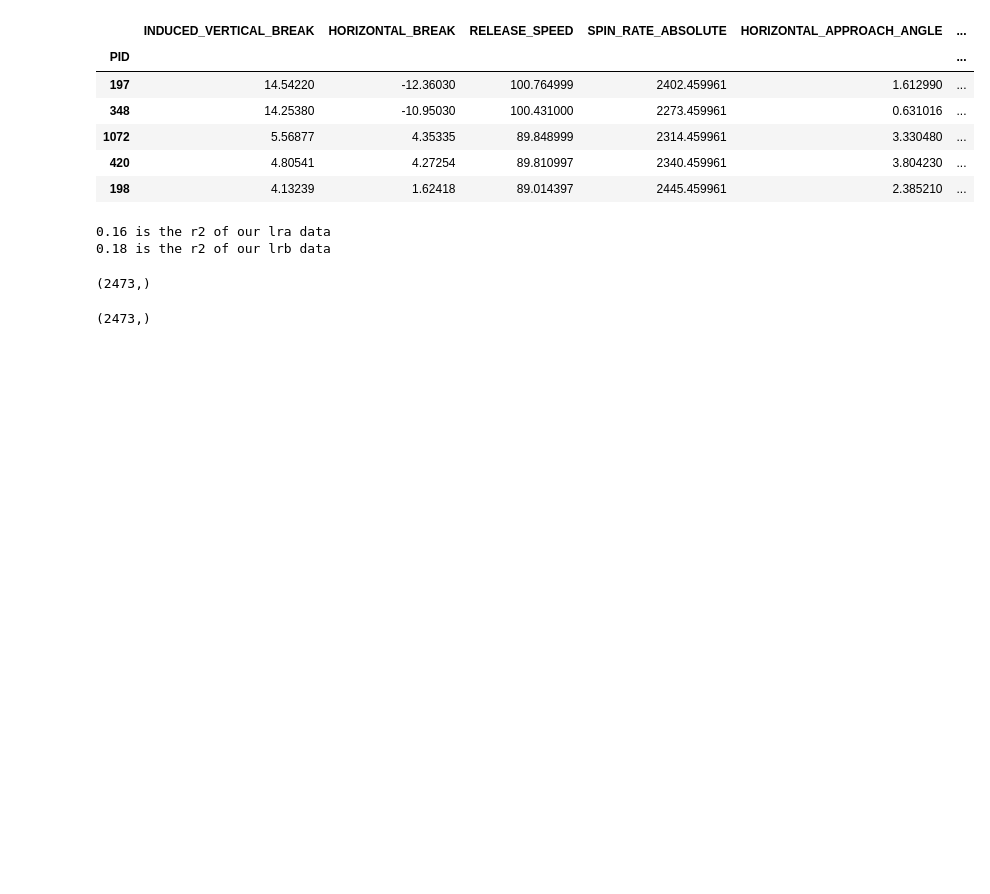
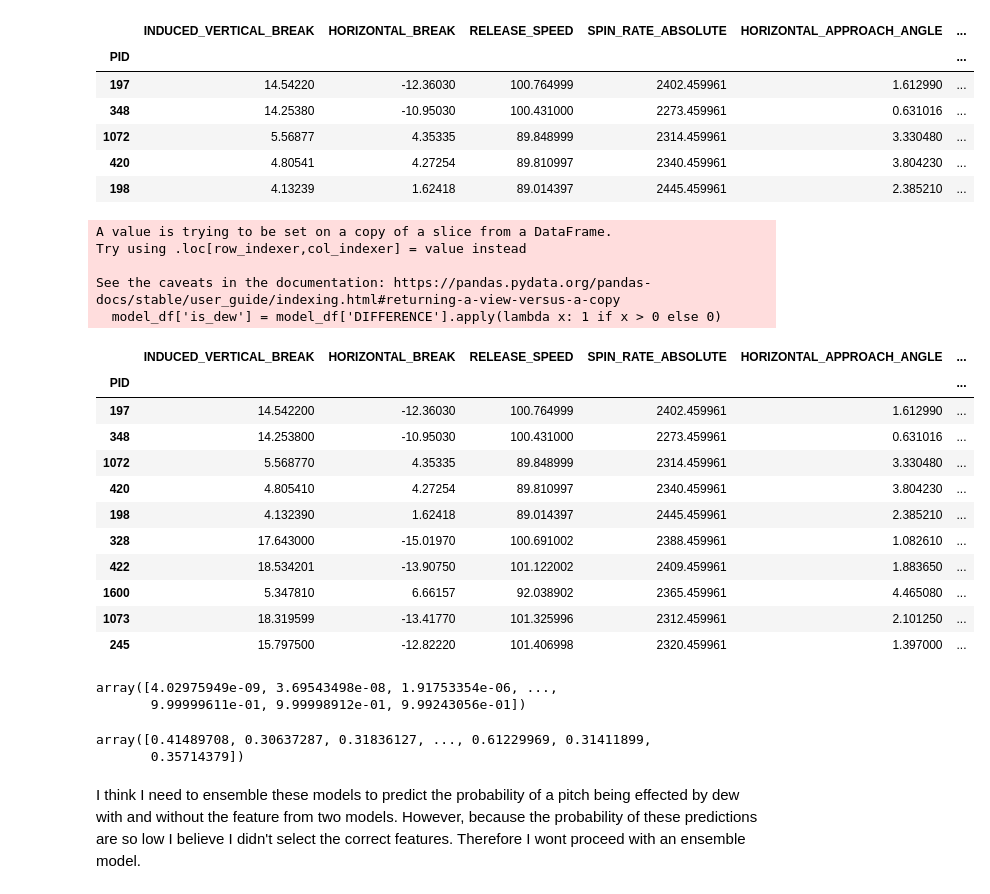
Before and after one commit to DerikVo/Dew-point-and-pitching, a Jupyter notebook: Code/Notebook.ipynb, the cells around one changed output. Saved outputs shown, nothing was run; the diff lists cells and outputs as text; code cells hidden in the pictures; blank space fills up the shorter version.

Commit message:
worked on models and read me

```diff
--- a/Code/01_EDA.ipynb
+++ b/Code/Notebook.ipynb
@@ -459,4 +459,27 @@ model_df.head(5)
 | 1072 | 5.56877 | 4.35335 | 89.848999 | 2314.459961 | 3.330480 | ... |
 | 420 | 4.80541 | 4.27254 | 89.810997 | 2340.459961 | 3.804230 | ... |
 | 198 | 4.13239 | 1.62418 | 89.014397 | 2445.459961 | 2.385210 | ... |
+# %%
+model_df['is_dew'] = model_df['DIFFERENCE'].apply(lambda x: 1 if x > 0 else 0)
+# %% [output]
+A value is trying to be set on a copy of a slice from a DataFrame.
+Try using .loc[row_indexer,col_indexer] = value instead
+
+See the caveats in the documentation: https://pandas.pydata.org/pandas-docs/stable/user_guide/indexing.html#returning-a-view-versus-a-copy
+  model_df['is_dew'] = model_df['DIFFERENCE'].apply(lambda x: 1 if x > 0 else 0)
+# %%
+model_df.head(10)
+# %% [output]
+|  | INDUCED_VERTICAL_BREAK | HORIZONTAL_BREAK | RELEASE_SPEED | SPIN_RATE_ABSOLUTE | HORIZONTAL_APPROACH_ANGLE | ... |
+| PID |  |  |  |  |  | ... |
+| 197 | 14.542200 | -12.36030 | 100.764999 | 2402.459961 | 1.612990 | ... |
+| 348 | 14.253800 | -10.95030 | 100.431000 | 2273.459961 | 0.631016 | ... |
+| 1072 | 5.568770 | 4.35335 | 89.848999 | 2314.459961 | 3.330480 | ... |
+| 420 | 4.805410 | 4.27254 | 89.810997 | 2340.459961 | 3.804230 | ... |
+| 198 | 4.132390 | 1.62418 | 89.014397 | 2445.459961 | 2.385210 | ... |
+| 328 | 17.643000 | -15.01970 | 100.691002 | 2388.459961 | 1.082610 | ... |
+| 422 | 18.534201 | -13.90750 | 101.122002 | 2409.459961 | 1.883650 | ... |
+| 1600 | 5.347810 | 6.66157 | 92.038902 | 2365.459961 | 4.465080 | ... |
+| 1073 | 18.319599 | -13.41770 | 101.325996 | 2312.459961 | 2.101250 | ... |
+| 245 | 15.797500 | -12.82220 | 101.406998 | 2320.459961 | 1.397000 | ... |
 # %%
@@ -465,4 +488,9 @@ y = df['HORIZONTAL_APPROACH_ANGLE']
 X1_train, X1_test, y1_train, y1_test = train_test_split(X, y, random_state = 42)
 lr1 = LogisticRegression()
 lr_angle= lr1.fit(X1_train, y1_train)
+# %%
+lr_angle.predict_proba(X1_train)[:,1]
+# %% [output]
+array([4.02975949e-09, 3.69543498e-08, 1.91753354e-06, ...,
+       9.99999611e-01, 9.99998912e-01, 9.99243056e-01])
 # %%
@@ -471,18 +499,10 @@ y = df['HORIZONTAL_BREAK']
 X2_train, X2_test, y2_train, y2_test = train_test_split(X, y, random_state = 42)
 lr2 = LogisticRegression()
 lr_break= lr2.fit(X2_train, y2_train)
-# %%
-
-print( f'{r2_score(y1_test, lra).round(2)} is the r2 of our lra data')
-print( f'{r2_score(y2_test, lrb).round(2)} is the r2 of our lrb data')
-# %% [output]
-0.16 is the r2 of our lra data
-0.18 is the r2 of our lrb data
-# %%
-lra.shape
-# %% [output]
-(2473,)
-# %%
-lrb.shape
-# %% [output]
-(2473,)
+# %%
+lr_break.predict_proba(X2_train)[:,1]
+# %% [output]
+array([0.41489708, 0.30637287, 0.31836127, ..., 0.61229969, 0.31411899,
+       0.35714379])
+# %% [markdown]
+I think I need to ensemble these models to predict the probability of a pitch being effected by dew with and without the feature from two models. However, because the probability of these predictions are so low I believe I didn't select the correct features. Therefore I wont proceed with an ensemble model.
```
Also changed, not shown: parts of 6 cells of this notebook, 2 other files.
